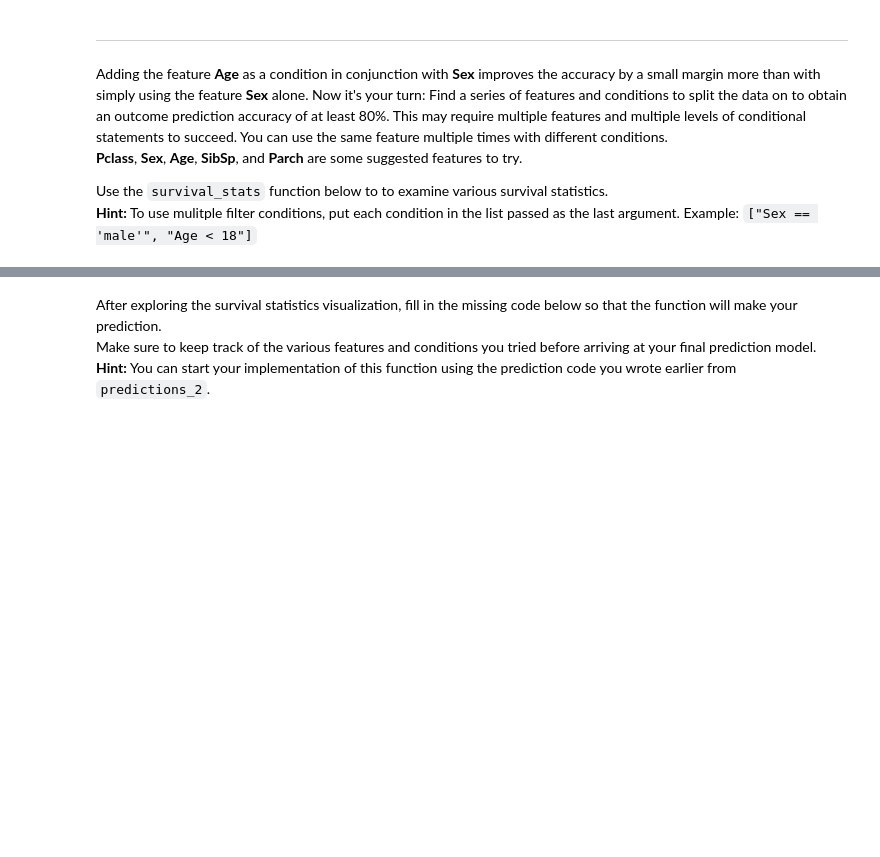
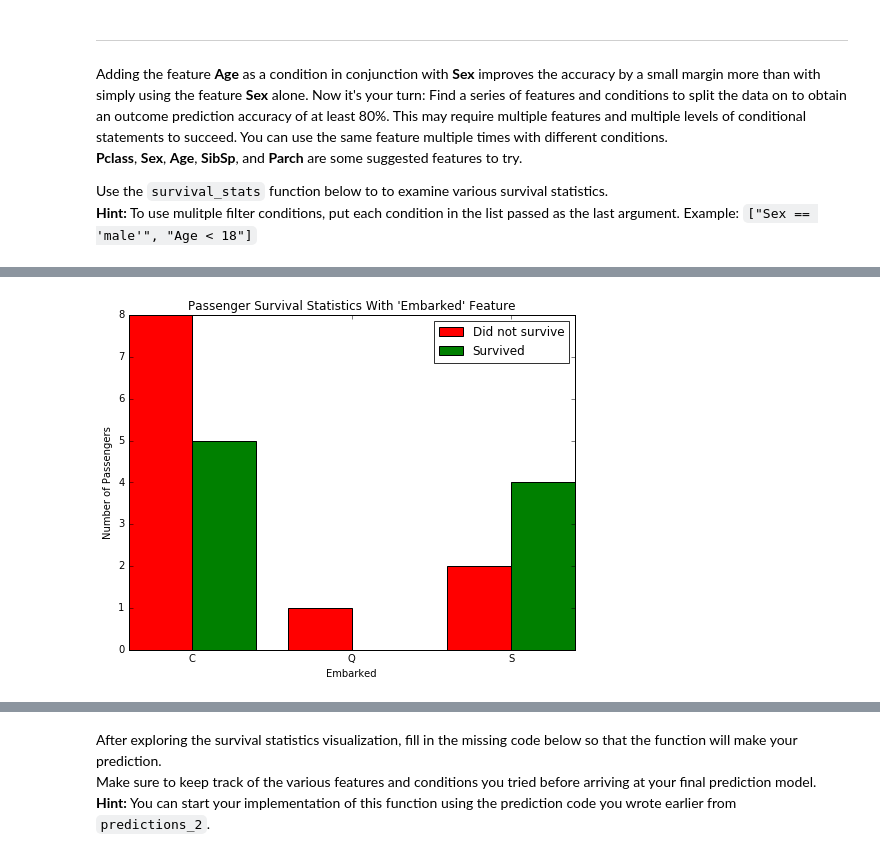
Before and after one commit to austinjalexander/nd009-titanic-survival, a Jupyter notebook: Titanic_Survival_Exploration.ipynb, the cells around one changed output, grey strips where cells are left out. Drawn from its saved outputs; the diff is of its cells as text; code cells hidden in the pictures; blank space fills up the shorter version.

```diff
--- a/Titanic_Survival_Exploration.ipynb
+++ b/Titanic_Survival_Exploration.ipynb
@@ -219,0 +245,4 @@ Use the `survival_stats` function below to to examine various survival statistic
+# %%
+survival_stats(data, outcomes, 'Embarked', ["Sex == 'male'", "Age >= 10", "Fare > 80", "Parch < 3", "SibSp < 3"])
+# %% [output]
+[figure, added]
```
Also changed, not shown: parts of 22 cells of this notebook, 1 other file.
